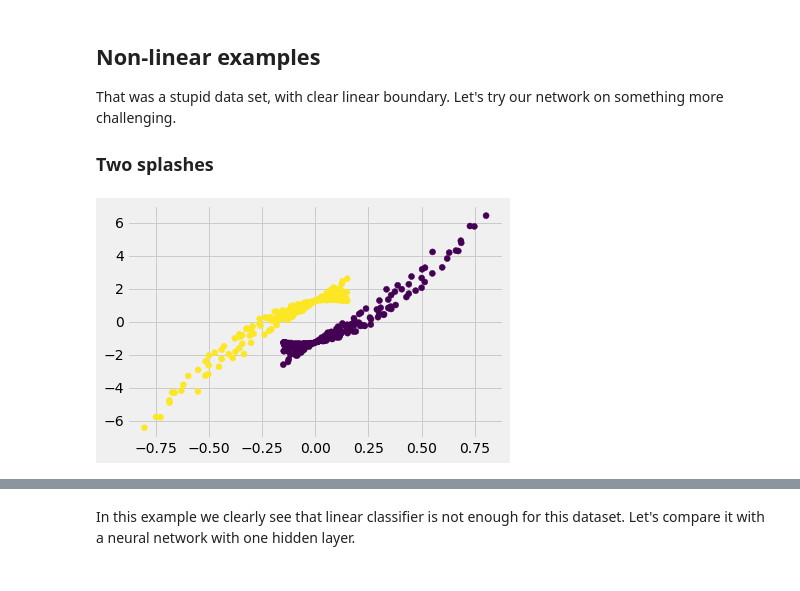
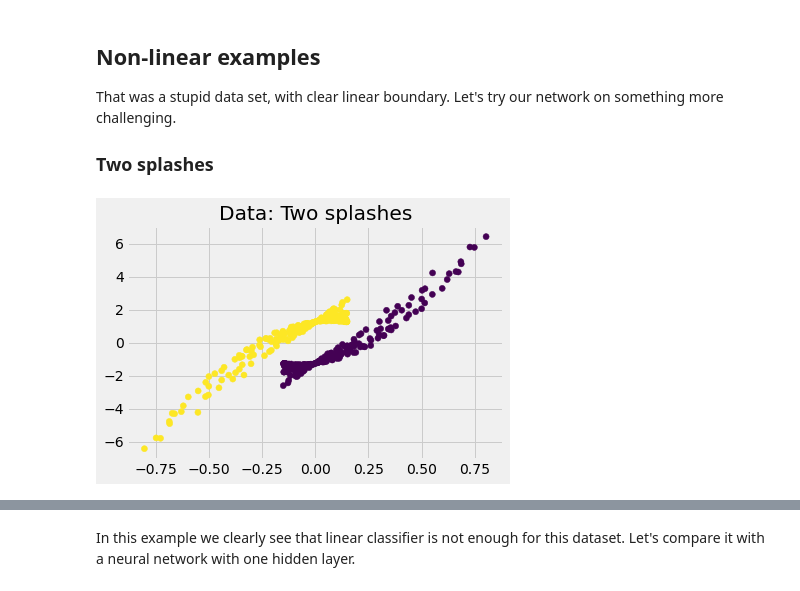
Before and after one commit to kaletap/neural-network, a Jupyter notebook: 02_demo_classification.ipynb, the cells around one changed output, grey strips where cells are left out. Drawn from its saved outputs; the diff is of its cells as text; code cells hidden in the pictures.

Commit message:
Added plot titles.

```diff
--- a/02_demo_classification.ipynb
+++ b/02_demo_classification.ipynb
@@ -118,10 +125,11 @@ That was a stupid data set, with clear linear boundary. Let's try our network on
 # %%
 data = pd.read_csv("data/classification/twosplashes.data", header=None, sep=" ")
 labels = pd.read_csv("data/classification/twosplashes.labels0", header=None)
 data.head()
-plt.scatter(data[0], data[1], c=labels);
+plt.scatter(data[0], data[1], c=labels)
+plt.title("Data: Two splashes");
 # %% [output]
-[figure, old version]
+[figure, new version]
 # %%
 # Prepare data
 x_train = data[[0, 1]].values.transpose()
```
Also changed, not shown: parts of 11 cells of this notebook, 2 other files.
